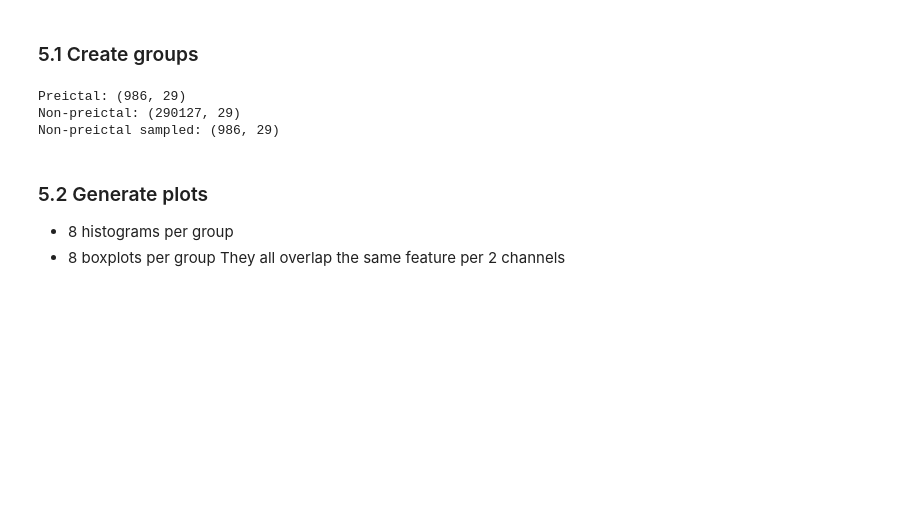
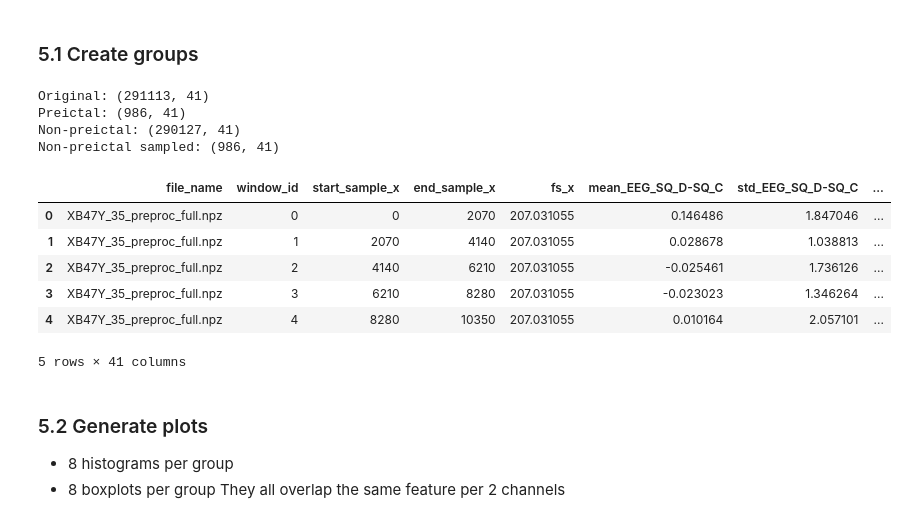
Before and after one commit to tomas0899/FoundationModel_EEG_Dissertation, a Jupyter notebook: EEG_data_vis/code/Try2_feat_eng.ipynb, the cells around one changed output. Cells and saved outputs as stored; diff of their text form; code cells hidden in the pictures; blank space fills up the shorter version.

```diff
--- a/EEG_data_vis/code/Try2_feat_eng.ipynb
+++ b/EEG_data_vis/code/Try2_feat_eng.ipynb
@@ -702,5 +705,11 @@ def extract_time_features(window, channel_names=None):
         features[f"line_length_{ch_name}"] = np.sum(np.abs(np.diff(x)))
         features[f"skew_{ch_name}"] = skew(x, bias=False)
         features[f"kurtosis_{ch_name}"] = kurtosis(x, bias=False)
+        if np.std(x) < 1e-6:
+            features[f"skew_{ch_name}"] = np.nan
+            features[f"kurtosis_{ch_name}"] = np.nan
+        else:
+            features[f"skew_{ch_name}"] = skew(x, bias=False)
+            features[f"kurtosis_{ch_name}"] = kurtosis(x, bias=False)
 
     return features
@@ -789,6 +886,8 @@ for idx, row in df.iterrows():
         # Extract time-domain features for this window
         # Returns a dictionary: {feature_name: value}
         feat_dict = extract_time_features(window, channel_names=channel_names)
+        # Extract frequency-domain features for this window
+        freq_feat_dict = extract_frequency_features(window, fs=fs, channel_names=channel_names)
         # Store all information for this window
         rows_features.append({
             "file_name": row["file_name"],
@@ -796,7 +895,8 @@ for idx, row in df.iterrows():
             "start_sample": start,
             "end_sample": end,
             "fs": fs,
-            **feat_dict
+            **feat_dict,
+            **freq_feat_dict
         })
 # Convert list of dictionaries into a pandas DataFrame
 # Each row = one window
@@ -890,18 +1007,30 @@ n_preictal = len(df_preictal)
 
 df_non_preictal_sampled = df_non_preictal.sample(
     n=n_preictal,
+
     random_state=889
 ).copy()
 
 # Check sizes
-print("Original:", df_preictal.shape)
+print("Original:", df_final.shape)
 print("Preictal:", df_preictal.shape)
 print("Non-preictal:", df_non_preictal.shape)
 print("Non-preictal sampled:", df_non_preictal_sampled.shape)
 # %% [output]
-Preictal: (986, 29)
-Non-preictal: (290127, 29)
-Non-preictal sampled: (986, 29)
+Original: (291113, 41)
+Preictal: (986, 41)
+Non-preictal: (290127, 41)
+Non-preictal sampled: (986, 41)
+# %%
+df_final.head()
+# %% [output]
+|  | file_name | window_id | start_sample_x | end_sample_x | fs_x | mean_EEG_SQ_D-SQ_C | std_EEG_SQ_D-SQ_C | ... |
+| 0 | XB47Y_35_preproc_full.npz | 0 | 0 | 2070 | 207.031055 | 0.146486 | 1.847046 | ... |
+| 1 | XB47Y_35_preproc_full.npz | 1 | 2070 | 4140 | 207.031055 | 0.028678 | 1.038813 | ... |
+| 2 | XB47Y_35_preproc_full.npz | 2 | 4140 | 6210 | 207.031055 | -0.025461 | 1.736126 | ... |
+| 3 | XB47Y_35_preproc_full.npz | 3 | 6210 | 8280 | 207.031055 | -0.023023 | 1.346264 | ... |
+| 4 | XB47Y_35_preproc_full.npz | 4 | 8280 | 10350 | 207.031055 | 0.010164 | 2.057101 | ... |
+5 rows × 41 columns
 # %% [markdown]
 ### 5.2 Generate plots
 - 8 histograms per group
```
Also changed, not shown: parts of 19 cells of this notebook, 2 other files.
